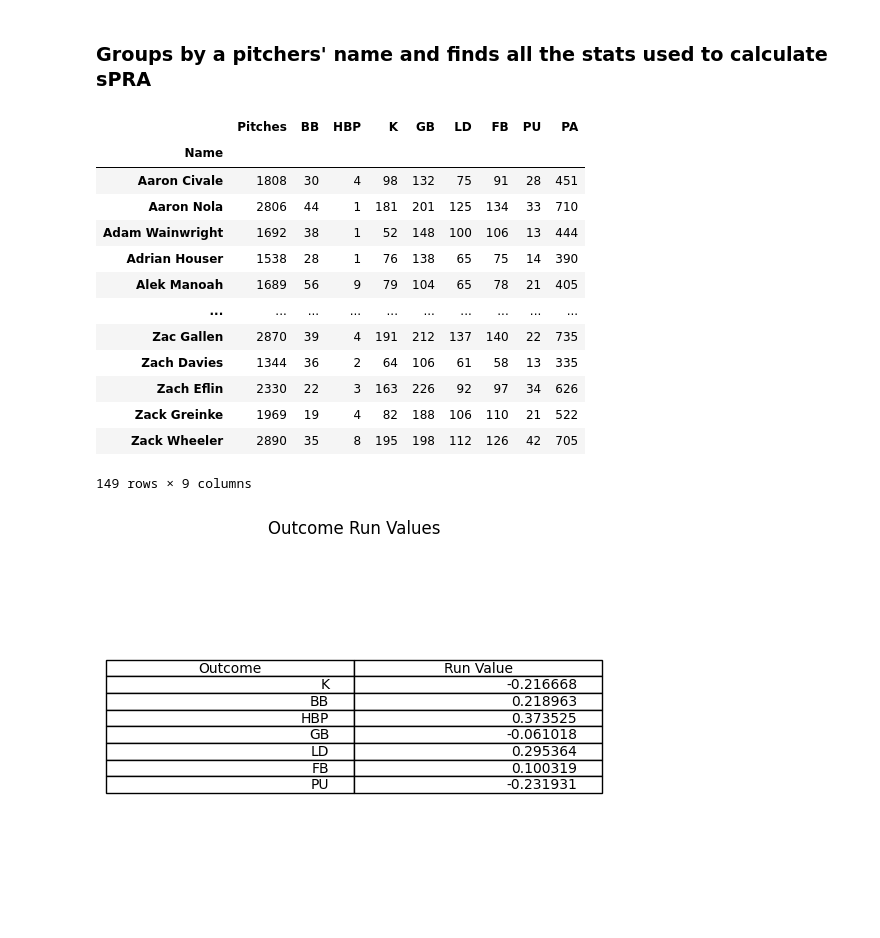
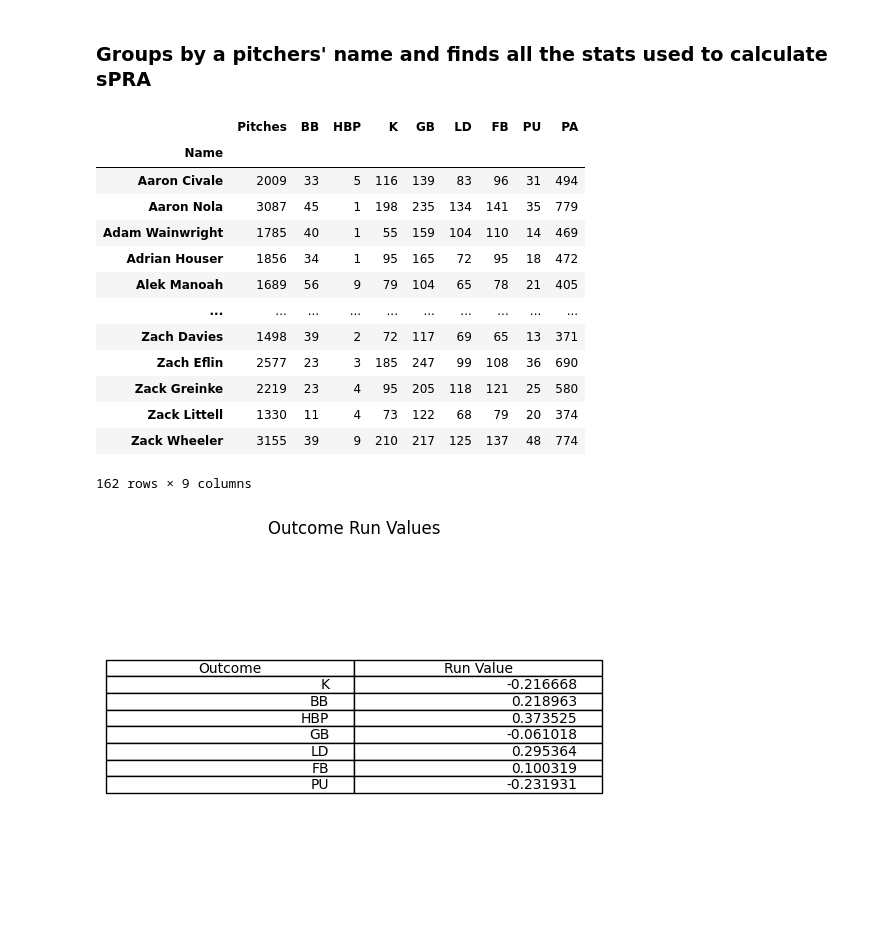
Before and after one commit to Cbkaplinger/Random-Projects, a Jupyter notebook: MLB/Creation-of-sPRA/sPRA2023.ipynb, the cells around one changed output. Saved outputs shown, nothing was run; the diff lists cells and outputs as text; code cells hidden in the pictures.

```diff
--- a/MLB/Creation-of-sPRA/sPRA2023.ipynb
+++ b/MLB/Creation-of-sPRA/sPRA2023.ipynb
@@ -28,5 +28,5 @@ bref_df
 # %%
-savant_df = statcast(start_dt = "2023-03-30", end_dt = "2023-11-15")
+savant_df = statcast(start_dt = "2023-03-30", end_dt = "2023-10-02")
 #pd.set_option('display.max_columns', None)
 
 savant_df
@@ -77,33 +77,33 @@ savant_df['Name'] = savant_df["Name"].apply(flip_names)
 # %%
 player_grouped = savant_df.groupby(['Name']).agg(
     Pitches = ('Pitch Type', 'count'),
     BB = ('events', lambda x: (x == 'walk').sum()),
     HBP = ('events', lambda x: (x == 'hit_by_pitch').sum()),
     K = ('events', lambda x: (x == 'strikeout').sum()),
     GB = ('bb_type', lambda x: (x == 'ground_ball').sum()),
     LD = ('bb_type', lambda x: (x == 'line_drive').sum()),
     FB = ('bb_type', lambda x: (x == 'fly_ball').sum()),
     PU = ('bb_type', lambda x: (x == 'popup').sum()),
     PA = ('events', lambda x: (x.isin(['other_out', 'single', 'double', 'triple', 'home_run', 'walk', 'strikeout', 'field_out', 'hit_by_pitch', 'sac_fly', 'sac_fly_double_play', 'sac_bunt', 'field_error', 'fielders_choice', 'double_play', 'fielders_choice_out', 'sac_fly_double_play', 'strikeout_double_play', 'catcher_interf', 'triple_play', 'grounded_into_double_play'])).sum()))
 
 league_average = player_grouped[player_grouped['PA'] >= 5]
-player_grouped = player_grouped[player_grouped['PA'] >= 335]
+player_grouped = player_grouped[player_grouped['PA'] >= 350]
 player_grouped
 # %% [output]
 |  | Pitches | BB | HBP | K | GB | LD | FB | PU | PA |
 | Name |  |  |  |  |  |  |  |  |  |
-| Aaron Civale | 1808 | 30 | 4 | 98 | 132 | 75 | 91 | 28 | 451 |
-| Aaron Nola | 2806 | 44 | 1 | 181 | 201 | 125 | 134 | 33 | 710 |
-| Adam Wainwright | 1692 | 38 | 1 | 52 | 148 | 100 | 106 | 13 | 444 |
-| Adrian Houser | 1538 | 28 | 1 | 76 | 138 | 65 | 75 | 14 | 390 |
+| Aaron Civale | 2009 | 33 | 5 | 116 | 139 | 83 | 96 | 31 | 494 |
+| Aaron Nola | 3087 | 45 | 1 | 198 | 235 | 134 | 141 | 35 | 779 |
+| Adam Wainwright | 1785 | 40 | 1 | 55 | 159 | 104 | 110 | 14 | 469 |
+| Adrian Houser | 1856 | 34 | 1 | 95 | 165 | 72 | 95 | 18 | 472 |
 | Alek Manoah | 1689 | 56 | 9 | 79 | 104 | 65 | 78 | 21 | 405 |
 | ... | ... | ... | ... | ... | ... | ... | ... | ... | ... |
-| Zac Gallen | 2870 | 39 | 4 | 191 | 212 | 137 | 140 | 22 | 735 |
-| Zach Davies | 1344 | 36 | 2 | 64 | 106 | 61 | 58 | 13 | 335 |
-| Zach Eflin | 2330 | 22 | 3 | 163 | 226 | 92 | 97 | 34 | 626 |
-| Zack Greinke | 1969 | 19 | 4 | 82 | 188 | 106 | 110 | 21 | 522 |
-| Zack Wheeler | 2890 | 35 | 8 | 195 | 198 | 112 | 126 | 42 | 705 |
+| Zach Davies | 1498 | 39 | 2 | 72 | 117 | 69 | 65 | 13 | 371 |
+| Zach Eflin | 2577 | 23 | 3 | 185 | 247 | 99 | 108 | 36 | 690 |
+| Zack Greinke | 2219 | 23 | 4 | 95 | 205 | 118 | 121 | 25 | 580 |
+| Zack Littell | 1330 | 11 | 4 | 73 | 122 | 68 | 79 | 20 | 374 |
+| Zack Wheeler | 3155 | 39 | 9 | 210 | 217 | 125 | 137 | 48 | 774 |
-149 rows × 9 columns
+162 rows × 9 columns
 # %%
 K = -0.216668
 BB = 0.218963
```
Also changed, not shown: parts of 8 cells of this notebook, 5 other files.
